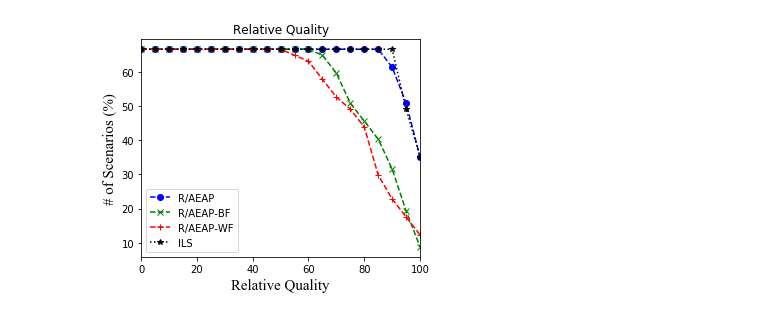
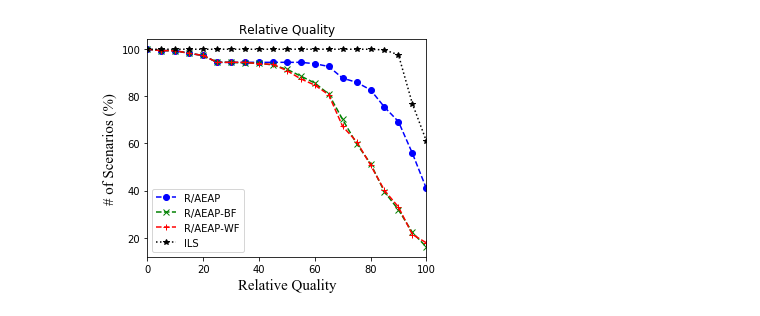
Before and after one commit to ZitaoLi/tsn_routing_scheduling, a Jupyter notebook: res/v_relative_quality.ipynb, the cells around one changed output. Saved outputs shown, nothing was run; the diff lists cells and outputs as text; code cells hidden in the pictures.

```diff
--- a/res/v_relative_quality.ipynb
+++ b/res/v_relative_quality.ipynb
@@ -21,20 +21,20 @@ filenames_dict = {
 }
 
 for filename in filenames:
-    if re.match(r'b.*(t1|t2).*(ba|rrg).*backtracking.*aeap\.csv', filename):
+    if re.match(r'b.*(ba|rrg|er).*backtracking.*aeap\.csv', filename):
         filenames_dict['R/AEAP'].append(filename)
-    elif re.match(r'b.*(t1|t2).*(ba|rrg).*backtracking.*aeapbf\.csv', filename):
+    elif re.match(r'b.*(ba|rrg|er).*backtracking.*aeapbf\.csv', filename):
         filenames_dict['R/AEAP-BF'].append(filename)
-    elif re.match(r'b.*(t1|t2).*(ba|rrg).*backtracking.*aeapwf\.csv', filename):
+    elif re.match(r'b.*(ba|rrg|er).*backtracking.*aeapwf\.csv', filename):
         filenames_dict['R/AEAP-WF'].append(filename)
-    elif re.match(r'b.*(t1|t2).*(ba|rrg).*dijkstra.*aeap\.csv', filename):
+    elif re.match(r'b.*(ba|rrg|er).*dijkstra.*aeap\.csv', filename):
         filenames_dict['D/AEAP'].append(filename)
-    elif re.match(r'o.*(t1|t2).*(ba|rrg).*backtracking.*aeap\.csv', filename):  # only care about R/AEAP
+    elif re.match(r'o.*(ba|rrg|er).*backtracking.*aeap.*\.csv', filename):  # only care about R/AEAP
         filenames_dict['ILS'].append(filename)
 
 objective_value_dict = {}
 DAEAP_objective_value_list_list = []
-num_scenarios = 19 * 3  # all of scenarios
+num_scenarios = 19 * 3 * 6  # all of scenarios
 no_of_scenarios_mapping = {}
 for alias in filenames_dict.keys():
     objective_value_dict[alias] = []
@@ -78,31 +78,31 @@ markers = {
     'D/AEAP': 's', 'd-aeapbf': '^', 'd-aeapwf': '<',
     'ILS': '*',
 }
 colors = {
     'R/AEAP': 'blue', 'R/AEAP-BF': 'green', 'R/AEAP-WF': 'red',
     'D/AEAP': 'blue', 'd-aeapbf': 'green', 'd-aeapwf': 'red',
     'ILS': 'black',
 }
 linestyles = {
     'R/AEAP': '--', 'R/AEAP-BF': '--', 'R/AEAP-WF': '--',
     'D/AEAP': '-', 'd-aeapbf': '-.', 'd-aeapwf': '-.',
     'ILS': ':',
 }
 tick_spacing = 20
 x = np.array(np.arange(21) * 5) # relative quality
 fig_1, ax_1 = plt.subplots(figsize=FIG_SIZE)  # no. of available flows
 ax_1.set_title('Relative Quality')
 for alias in filenames_dict.keys():
     if alias == 'D/AEAP':
         continue
     if len(no_of_scenarios_mapping[alias]) == 0:
         continue
     ax_1.plot(x, no_of_scenarios_mapping[alias], label='{}'.format(alias),
               marker=markers[alias], markersize=6, markerfacecolor=colors[alias], color=colors[alias], linestyle=linestyles[alias])
     ax_1.set_xlim(x[0], x[-1])
     ax_1.xaxis.set_major_locator(ticker.MultipleLocator(tick_spacing))
     ax_1.set_xlabel('Relative Quality', fontdict=fontdict)
     ax_1.set_ylabel('# of Scenarios (%)', fontdict=fontdict)
     ax_1.legend()
 # %% [output]
-[figure, old version]
+[figure, new version]
```
Also changed, not shown: 1 other file.
